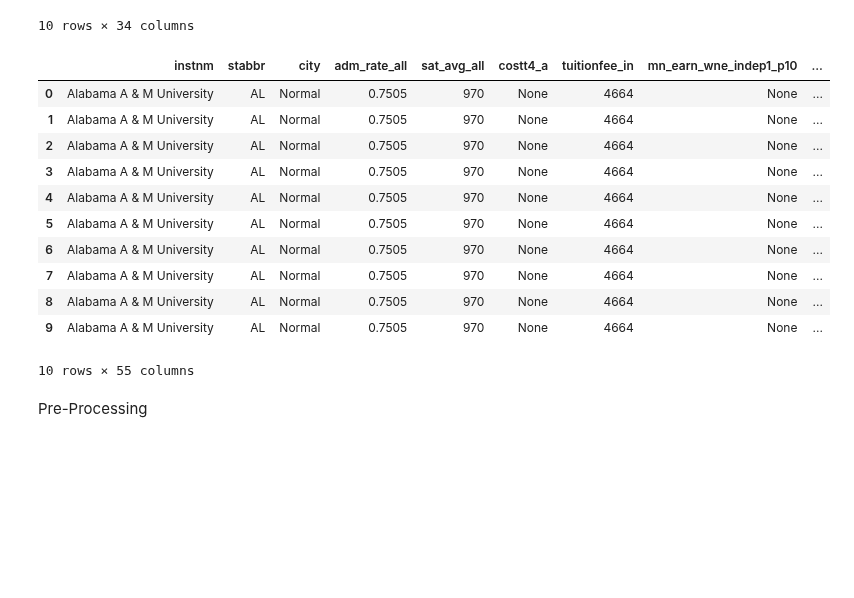
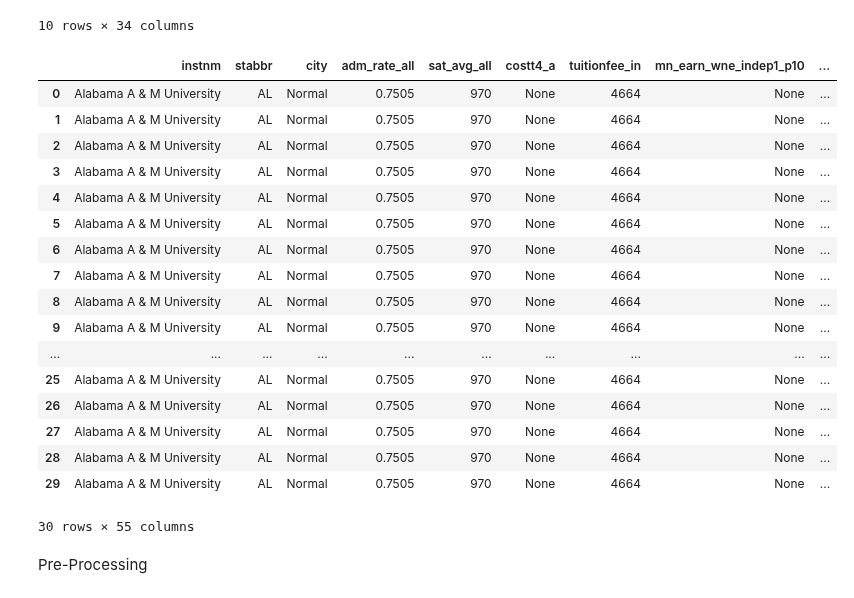
Before and after one commit to dsklnr/ADS508, a Jupyter notebook: CollegeAffordability.ipynb, the cells around one changed output. Cells and saved outputs as stored; diff of their text form; code cells hidden in the pictures; blank space fills up the shorter version.

```diff
--- a/CollegeAffordability.ipynb
+++ b/CollegeAffordability.ipynb
@@ -665,7 +666,7 @@ combined_tables = "JoinedTables"
 # Define the query to create the new table with the desired transformation
 join_tables = f"""
 CREATE TABLE IF NOT EXISTS {college_affordability_database}.{combined_tables} AS (
-SELECT uni.INSTNM,
+SELECT DISTINCT uni.INSTNM,
         uni.STABBR,
         uni.CITY,
         uni.ADM_RATE_ALL,
@@ -675,7 +676,6 @@ SELECT uni.INSTNM,
         uni.MN_EARN_WNE_INDEP1_P10,
         uni.PREDDEG,
         uni.CONTROL,
-        uni.year,
         pov.Stabr AS state_abbr,
         pov.Area_name_with_state,
         pov.POVALL_2021,
@@ -684,7 +684,6 @@ SELECT uni.INSTNM,
         pov.MEDHHINC_2021,
         pov.CI90LBINC_2021,
         pov.CI90UBINC_2021,
-        unemp.FIPS_Code AS unemployment_fips_code,
         unemp.Unemployment_rate_2000,
         unemp.Unemployment_rate_2001,
         unemp.Unemployment_rate_2002,
@@ -697,7 +696,6 @@ SELECT uni.INSTNM,
         unemp.Unemployment_rate_2009,
         unemp.Unemployment_rate_2010,
         unemp.Unemployment_rate_2011,
-        unemp.Unemployment_rate_2012,
         unemp.Unemployment_rate_2013,
         unemp.Unemployment_rate_2014,
         unemp.Unemployment_rate_2015,
@@ -709,41 +707,48 @@ SELECT uni.INSTNM,
         unemp.Unemployment_rate_2021,
         unemp.Unemployment_rate_2022,
         unemp.Median_Household_Income_2021,
-        net.institution_name,
         net.avg_net_price_grants_scholarship_2020_2021,
         net.avg_net_price_grants_scholarship_2019_2020,
         net.avg_net_price_grants_scholarship_2018_2019,
         net.avg_net_price_grants_scholarship_2017_2018,
         net.avg_net_price_grants_scholarship_2016_2017,
         net.avg_net_price_grants_scholarship_2015_2016,
         net.avg_net_price_grants_scholarship_2014_2015,
         net.avg_net_price_grants_scholarship_2013_2014,
         net.avg_net_price_grants_scholarship_2012_2013,
-        net.avg_net_price_grants_scholarship_2011_2012
+        net.avg_net_price_grants_scholarship_2011_2012,
+        unemp.Unemployment_rate_2012
 FROM {college_affordability_database}.{university_table} uni
 JOIN {college_affordability_database}.{new_poverty_table} pov ON uni.STABBR = pov.Stabr
 JOIN {college_affordability_database}.{unemployment_table} unemp ON pov.FIPS_Code = unemp.FIPS_Code
 JOIN {college_affordability_database}.{net_price_table} net ON uni.INSTNM = net.institution_name
+WHERE uni.year = 2022
 )
 """
 
 # Execute the query to create the new table with the transformation
 pd.read_sql(join_tables, conn)
 
 # Fetch and display data from the new table
-pd.read_sql(f'SELECT * FROM {college_affordability_database}.{combined_tables} LIMIT 10', conn)
+pd.read_sql(f'SELECT * FROM {college_affordability_database}.{combined_tables} LIMIT 30', conn)
 # %% [output]
 |  | instnm | stabbr | city | adm_rate_all | sat_avg_all | costt4_a | tuitionfee_in | mn_earn_wne_indep1_p10 | ... |
 | 0 | Alabama A & M University | AL | Normal | 0.7505 | 970 | None | 4664 | None | ... |
 | 1 | Alabama A & M University | AL | Normal | 0.7505 | 970 | None | 4664 | None | ... |
 | 2 | Alabama A & M University | AL | Normal | 0.7505 | 970 | None | 4664 | None | ... |
 | 3 | Alabama A & M University | AL | Normal | 0.7505 | 970 | None | 4664 | None | ... |
 | 4 | Alabama A & M University | AL | Normal | 0.7505 | 970 | None | 4664 | None | ... |
 | 5 | Alabama A & M University | AL | Normal | 0.7505 | 970 | None | 4664 | None | ... |
 | 6 | Alabama A & M University | AL | Normal | 0.7505 | 970 | None | 4664 | None | ... |
 | 7 | Alabama A & M University | AL | Normal | 0.7505 | 970 | None | 4664 | None | ... |
 | 8 | Alabama A & M University | AL | Normal | 0.7505 | 970 | None | 4664 | None | ... |
 | 9 | Alabama A & M University | AL | Normal | 0.7505 | 970 | None | 4664 | None | ... |
+| ... | ... | ... | ... | ... | ... | ... | ... | ... | ... |
+| 25 | Alabama A & M University | AL | Normal | 0.7505 | 970 | None | 4664 | None | ... |
+| 26 | Alabama A & M University | AL | Normal | 0.7505 | 970 | None | 4664 | None | ... |
+| 27 | Alabama A & M University | AL | Normal | 0.7505 | 970 | None | 4664 | None | ... |
+| 28 | Alabama A & M University | AL | Normal | 0.7505 | 970 | None | 4664 | None | ... |
+| 29 | Alabama A & M University | AL | Normal | 0.7505 | 970 | None | 4664 | None | ... |
-10 rows × 55 columns
+30 rows × 55 columns
 # %% [markdown]
 Pre-Processing
```
Also changed, not shown: parts of 11 cells of this notebook.
